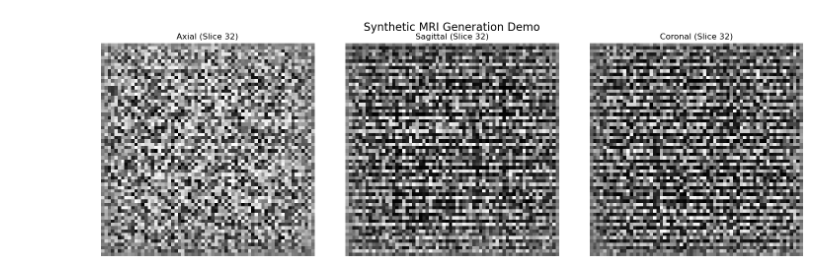
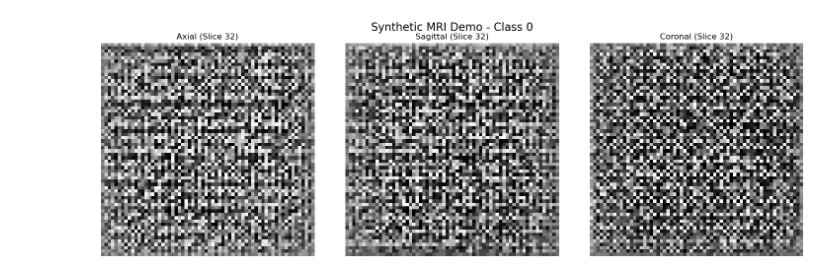
Before and after one commit to teresazorzi/mri-gan-project, a Jupyter notebook: notebooks/demo_generation.ipynb, the cells around one changed output. Drawn from its saved outputs; the diff is of its cells as text; code cells hidden in the pictures.

Commit message:
docs(demo): finalize notebook with YAML integration

```diff
--- a/notebooks/demo_generation.ipynb
+++ b/notebooks/demo_generation.ipynb
@@ -11,17 +11,15 @@ import sys
 import glob
 import torch
 import matplotlib.pyplot as plt
+import yaml
 
 # --- PATH SETUP ---
-# Determine project root relative to this notebook to ensure imports work
-# regardless of where the notebook is stored.
 current_dir = os.getcwd()
 project_root = os.path.abspath(os.path.join(current_dir, '..'))
 
 if project_root not in sys.path:
     sys.path.append(project_root)
 
-# Import strictly after path setup
 try:
     from src.models import CPUOptimizedGenerator3D
 except ImportError:
@@ -29,8 +27,25 @@ except ImportError:
         f"Could not import 'src'. Ensure the project root is correct: {project_root}"
     )
 
+def load_config(config_path_rel='config.yaml'):
+    """
+    Load configuration from a YAML file.
+
+    Parameters
+    ----------
+    config_path_rel : str
+        Path to the config file relative to the project root.
+
+    Returns
+    -------
+        dict
+            Configuration parameters loaded from the YAML file.
+    """
+    full_path = os.path.join(project_root, config_path_rel)
+    with open(full_path, 'r') as f:
+        return yaml.safe_load(f)
+
 %matplotlib inline
-
 
 def load_latest_checkpoint(model, checkpoint_dir_rel):
     """
@@ -57,18 +72,15 @@ def load_latest_checkpoint(model, checkpoint_dir_rel):
         return model
 
     list_of_files = glob.glob(os.path.join(full_checkpoint_dir, '*.pth'))
-
     if not list_of_files:
         print("Warning: No .pth checkpoints found.")
         print("Using random weights.")
         return model
 
     latest_file = max(list_of_files, key=os.path.getctime)
-
     print(f"Loading weights from: {os.path.basename(latest_file)}")
 
     try:
-        # map_location='cpu' ensures the demo runs on any machine (even without GPU)
         model.load_state_dict(torch.load(latest_file, map_location=torch.device('cpu')))
         print("Weights loaded successfully.")
     except Exception as e:
@@ -77,59 +89,93 @@ def load_latest_checkpoint(model, checkpoint_dir_rel):
     return model
 
 
-def show_generated_brain(latent_dim=64):
+def show_generated_brain(latent_dim=64, num_classes=3, ngf=32, target_shape=(64, 64, 64), seed=None):
     """
     Generate a random 3D MRI volume and visualize its orthogonal slices.
 
     Parameters
     ----------
-    latent_dim : int, optional
+    latent_dim : int
         Dimension of the latent vector z (must match training config).
+    num_classes : int
+        Number of classes for conditional generation.
+    ngf : int
+        Number of generator feature maps (must match training config).
+    target_shape : tuple
+        Desired output shape of the generated volume (Depth, Height, Width).
     """
+    if seed is not None:
+        import random
+        import numpy as np
+        random.seed(seed)
+        np.random.seed(seed)
+        torch.manual_seed(seed)
+        print(f"Random seed set to: {seed}")
+
     device = torch.device("cpu")
     print(f"Initializing Generator on {device}...")
 
-    netG = CPUOptimizedGenerator3D(latent_dim=latent_dim).to(device)
+    netG = CPUOptimizedGenerator3D(
+        latent_dim=latent_dim,
+        num_classes=num_classes,
+        ngf=ngf,
+        target_shape=target_shape).to(device)
 
     # Load weights using the relative path expected by the project structure
     netG = load_latest_checkpoint(netG, os.path.join("results", "checkpoints"))
     netG.eval()
 
-    z = torch.randn(1, latent_dim).to(device)
+    z = torch.randn(num_classes, latent_dim).to(device)
     # Use Class 0 (e.g., AD) as a standard example
-    fake_label = torch.tensor([0], dtype=torch.long).to(device)
+    fake_label = torch.arange(num_classes).to(device)
 
     with torch.no_grad():
-        # Squeeze removes batch and channel dimensions -> (Depth, Height, Width)
-        fake_brain = netG(z, fake_label).squeeze().numpy()
+        # Shape: (num_classes, 1, D, H, W)
+        fake_brain = netG(z, fake_label).cpu().numpy()
 
-    depth, height, width = fake_brain.shape
+    # Visualize the middle slices in axial, sagittal, and coronal views for the first class
+    sample_brain = fake_brain[0, 0, :, :, :]
+    depth, height, width = sample_brain.shape
     mid_d, mid_h, mid_w = depth // 2, height // 2, width // 2
 
     fig, axes = plt.subplots(1, 3, figsize=(15, 5))
 
     # Axial View
-    axes[0].imshow(fake_brain[mid_d, :, :], cmap='gray')
+    axes[0].imshow(sample_brain[mid_d, :, :], cmap='gray')
     axes[0].set_title(f"Axial (Slice {mid_d})")
     axes[0].axis('off')
 
     # Sagittal View
-    axes[1].imshow(fake_brain[:, mid_h, :], cmap='gray')
+    axes[1].imshow(sample_brain[:, mid_h, :], cmap='gray')
     axes[1].set_title(f"Sagittal (Slice {mid_h})")
     axes[1].axis('off')
 
     # Coronal View
-    axes[2].imshow(fake_brain[:, :, mid_w], cmap='gray')
+    axes[2].imshow(sample_brain[:, :, mid_w], cmap='gray')
     axes[2].set_title(f"Coronal (Slice {mid_w})")
     axes[2].axis('off')
 
-    plt.suptitle("Synthetic MRI Generation Demo", fontsize=16)
+    plt.suptitle(f"Synthetic MRI Demo - Class {fake_label[0].item()}", fontsize=16)
     plt.tight_layout()
     plt.show()
 
-    print(f"Visualization complete. Volume shape: {fake_brain.shape}")
-
 # Entry point
 if __name__ == "__main__":
-    show_generated_brain()
+    try:
+        cfg = load_config()
+        print("Configuration loaded from YAML file.")
+
+        show_generated_brain(
+            latent_dim=cfg['model']['latent_dim'],
+            num_classes=cfg['model']['num_classes'],
+            ngf=cfg['model']['ngf'],
+            target_shape=tuple(cfg['dataset']['target_shape']),
+            seed=cfg['training']['seed']
+        )
+    except FileNotFoundError:
+        print(f"ERROR: config.yaml file not found in {project_root}")
+    except KeyError as e:
+        print(f"ERROR: Missing key in configuration file: {e}")
+    except Exception as e:
+        print(f"Unexpected error: {e}")
 # %% [output]
@@ -136,4 +184,4 @@ if __name__ == "__main__":
 Initializing Generator on cpu...
 Warning: No .pth checkpoints found.
 Using random weights.
-[figure, old version]
+[figure, new version]
```
Also changed, not shown: parts of 1 cell of this notebook.
